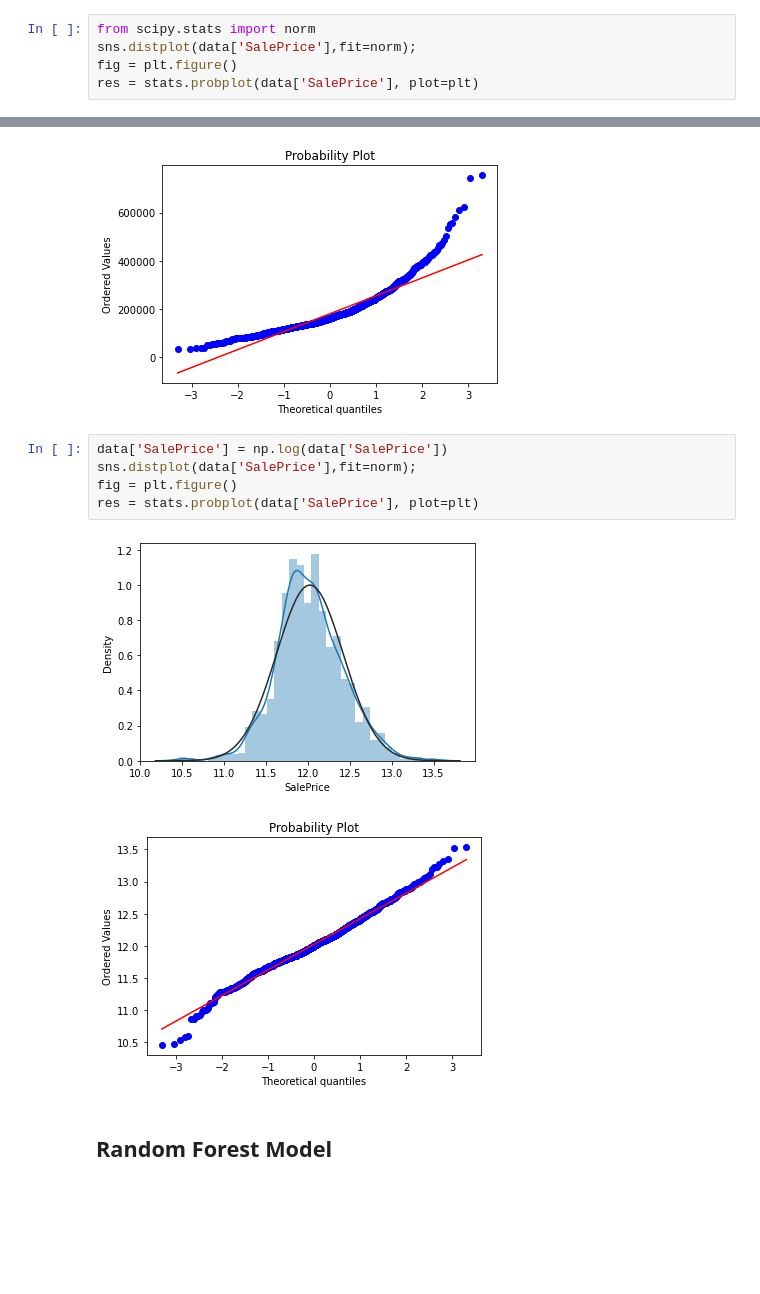
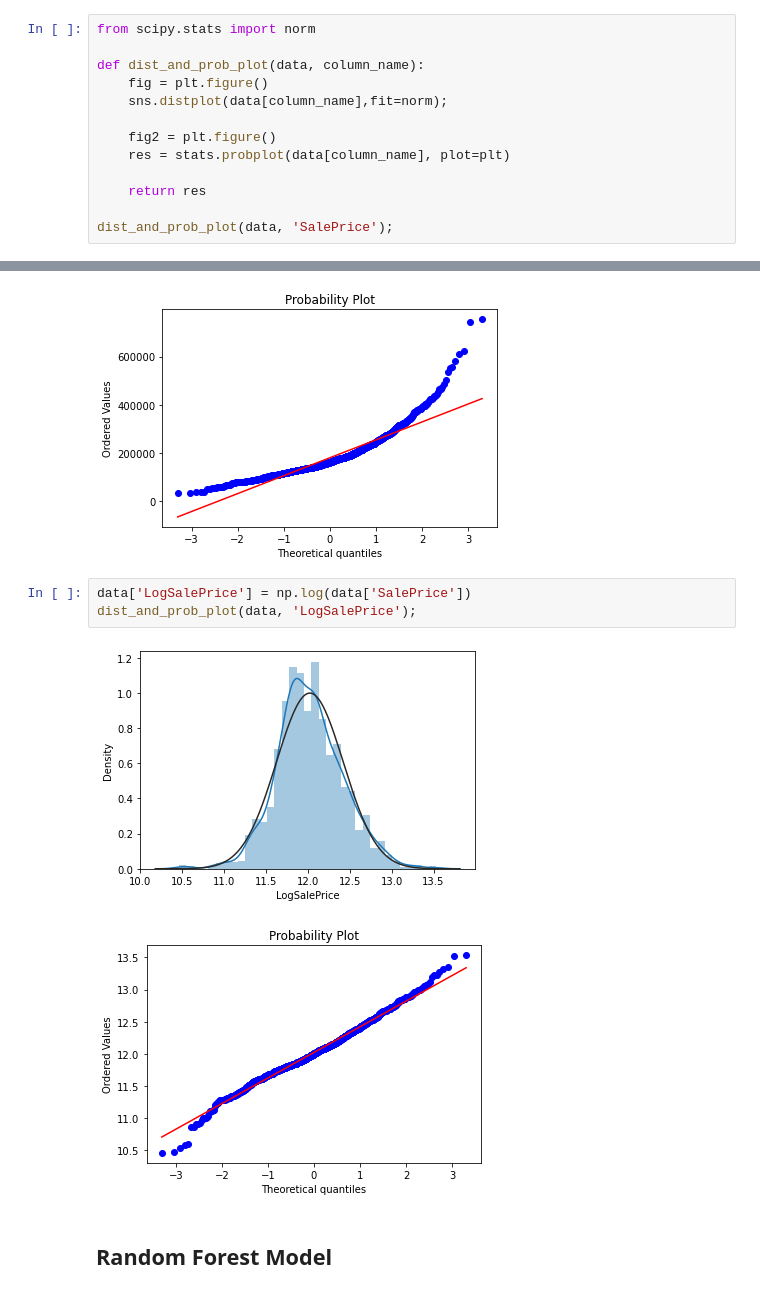
Before and after one commit to UCB-stat-159-s22/hw07-group27, a Jupyter notebook: main.ipynb, the cells around one changed output, grey strips where cells are left out. Drawn from its saved outputs; the diff is of its cells as text; blank space fills up the shorter version.

Commit message:
Created dist_and_prob_plot function

```diff
--- a/main.ipynb
+++ b/main.ipynb
@@ -197,19 +210,25 @@ high_correlation.corr()
 | SaleCondition_Partial | 0.221037 | 0.142032 | 0.349327 | 0.294714 | 0.352060 | 0.266552 | 0.042015 | ... |
 # %%
 from scipy.stats import norm
-sns.distplot(data['SalePrice'],fit=norm);
-fig = plt.figure()
-res = stats.probplot(data['SalePrice'], plot=plt)
+
+def dist_and_prob_plot(data, column_name):
+    fig = plt.figure()
+    sns.distplot(data[column_name],fit=norm);
+
+    fig2 = plt.figure()
+    res = stats.probplot(data[column_name], plot=plt)
+
+    return res
+
+dist_and_prob_plot(data, 'SalePrice');
 # %% [output]
 [figure]
 [figure]
 # %%
-data['SalePrice'] = np.log(data['SalePrice'])
-sns.distplot(data['SalePrice'],fit=norm);
-fig = plt.figure()
-res = stats.probplot(data['SalePrice'], plot=plt)
+data['LogSalePrice'] = np.log(data['SalePrice'])
+dist_and_prob_plot(data, 'LogSalePrice');
 # %% [output]
-[figure, old version]
+[figure, new version]
 [figure]
 # %% [markdown]
 ## Random Forest Model
```
Also changed, not shown: parts of 2 cells of this notebook.
